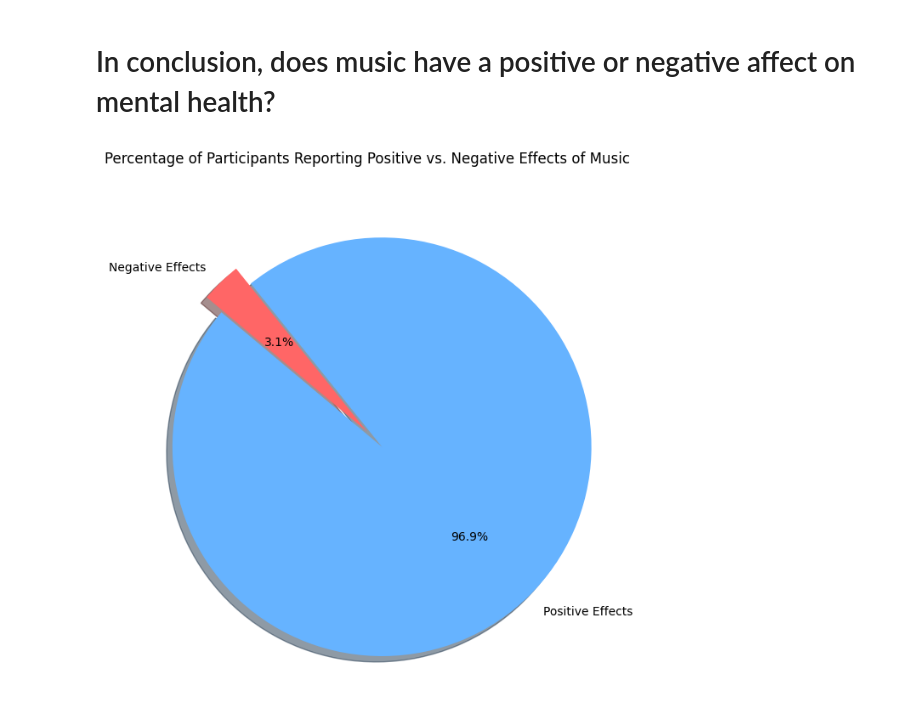
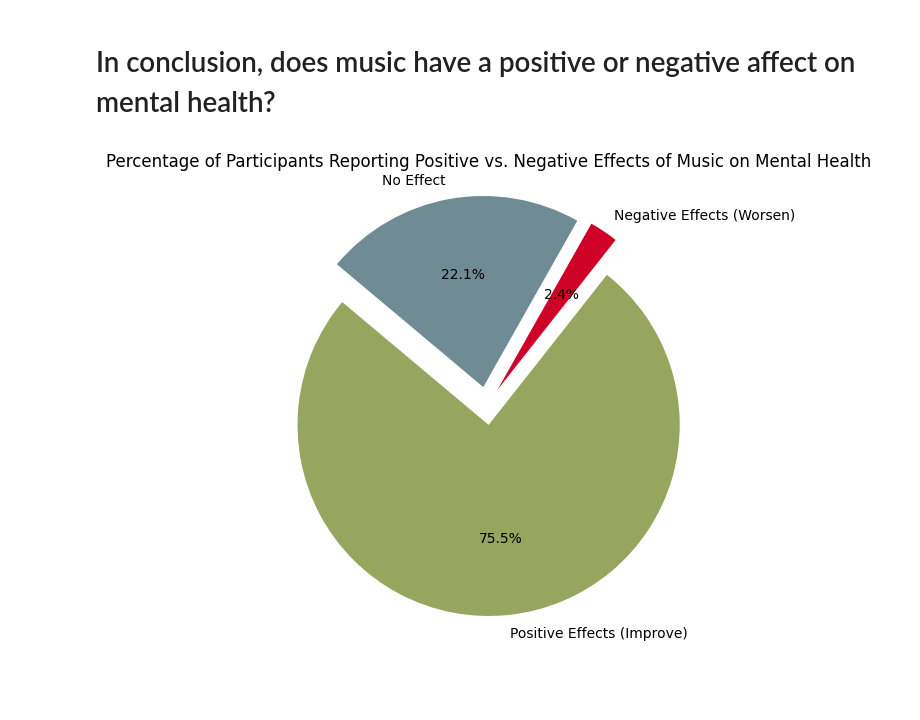
Before and after one commit to karinaahumada01/project-1, a Jupyter notebook: mxmh_main_analysis.ipynb, the cells around one changed output. Drawn from its saved outputs; the diff is of its cells as text; code cells hidden in the pictures; blank space fills up the shorter version.

```diff
--- a/mxmh_main_analysis.ipynb
+++ b/mxmh_main_analysis.ipynb
@@ -265,23 +273,27 @@ for issue in mental_health_issues:
 # %%
 #5 Pie Chart: Percentage of participants who reported positive vs. negative effects.
 
-# Calculate counts for positive and negative effects
-positive_count = mxmh_clean_df[mxmh_clean_df["Music effects"] == "Improve"].shape[0]
-negative_count = mxmh_clean_df[mxmh_clean_df["Music effects"] == "Worsen"].shape[0]
+# Count the number of participants with different music effects
+effects_counts = mxmh_clean_df['Music effects'].value_counts()
 
-# Data for the pie chart
-labels = ['Positive Effects', 'Negative Effects']
-sizes = [positive_count, negative_count]
-colors = ['#66b3ff', '#ff6666']
-explode = (0.1, 0)  # explode the 1st slice (Positive Effects)
+# Define the categories for the pie chart: positive vs. negative effects
+positive_effects = effects_counts.get('Improve', 0)
+negative_effects = effects_counts.get('Worsen', 0)
+no_effect = effects_counts.get('No effect', 0)
 
-# Create the pie chart
-plt.figure(figsize=(8, 8))
-plt.pie(sizes, explode=explode, labels=labels, colors=colors, autopct='%1.1f%%',
-        shadow=True, startangle=140)
-plt.title('Percentage of Participants Reporting Positive vs. Negative Effects of Music')
+# Pie chart data
+labels = ['Positive Effects (Improve)', 'Negative Effects (Worsen)', 'No Effect']
+sizes = [positive_effects, negative_effects, no_effect]
+colors = ['#97A65F', '#D00127', '#6F8B93']
+explode = (0.1, 0.1, 0.1)
+
+# Plotting the pie chart
+plt.figure(figsize=(8, 6))
+plt.pie(sizes, explode=explode, labels=labels, colors=colors, autopct='%1.1f%%', startangle=140)
+plt.title('Percentage of Participants Reporting Positive vs. Negative Effects of Music on Mental Health')
+plt.axis('equal')  # Equal aspect ratio ensures that pie is drawn as a circle.
 plt.show()
 # %% [output]
-[figure, old version]
+[figure, new version]
 # %%
 #5 Bar Chart: Number of participants with a breakdown by those reporting improvement, no change, or deterioration in mental health.
```
Also changed, not shown: parts of 3 cells of this notebook.
